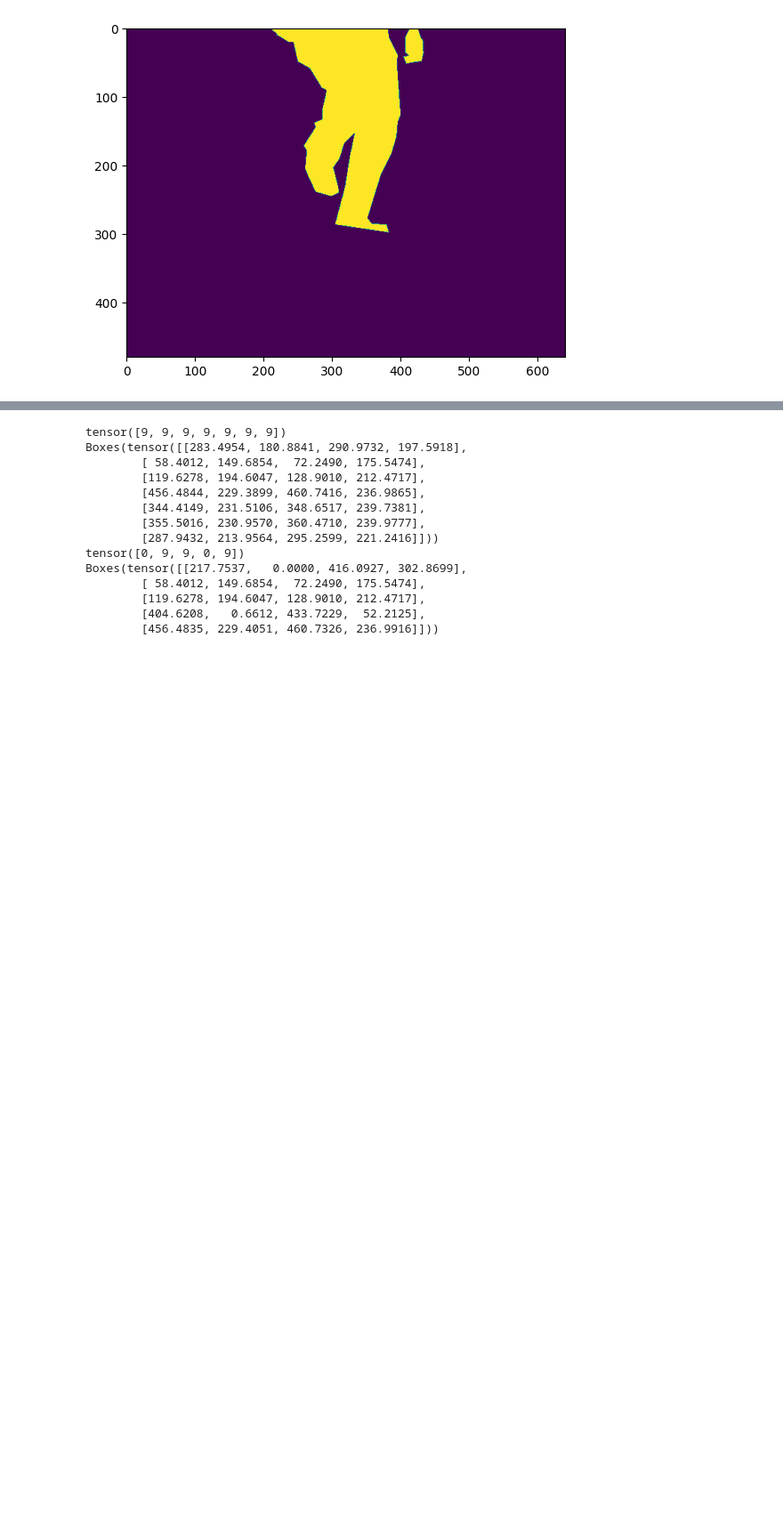
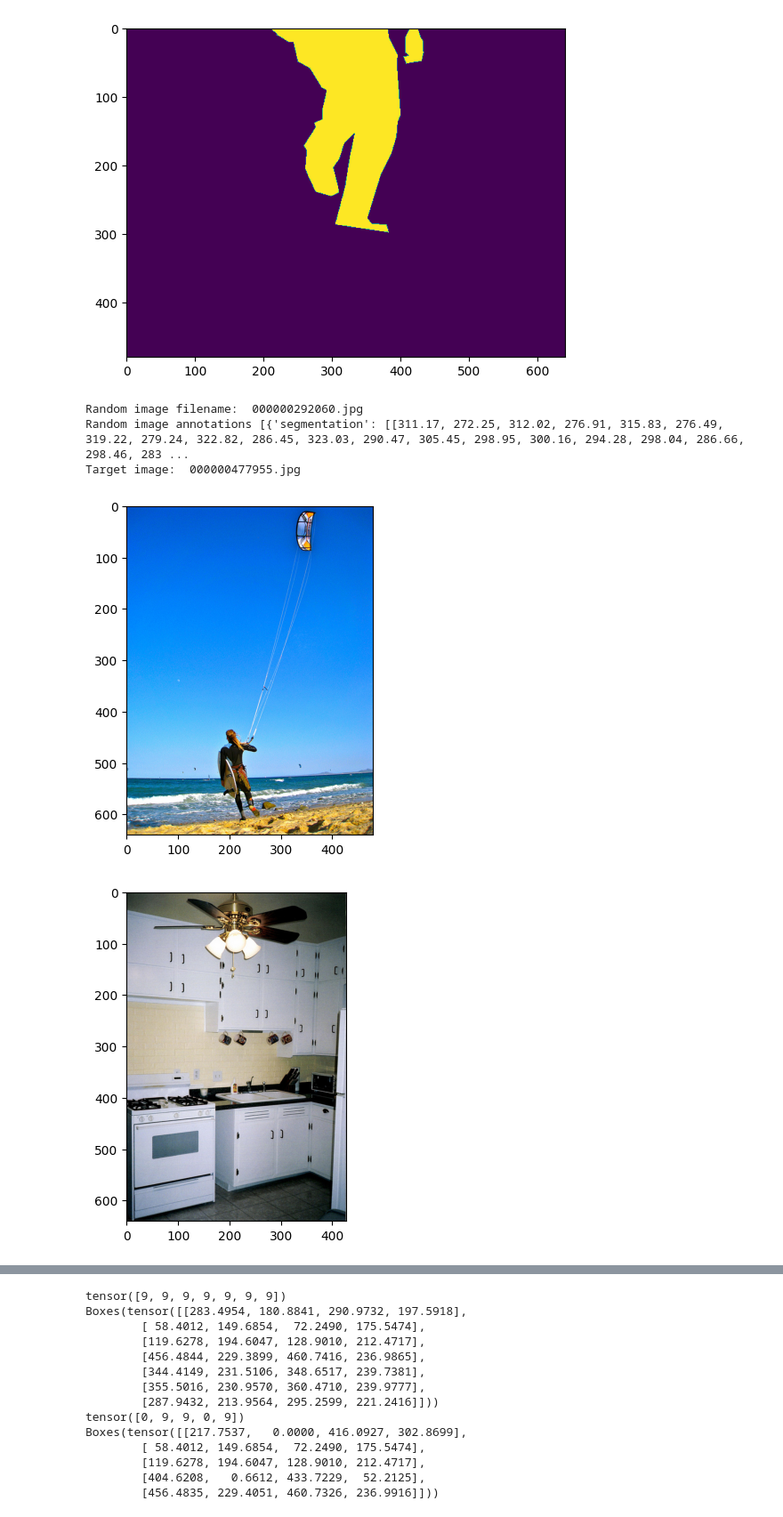
Before and after one commit to hichamelmuhandiz/MCV-M5-Team05, a Jupyter notebook: Week 3/task_b.ipynb, the cells around one changed output, grey strips where cells are left out. Shown at 89% size. Cells and saved outputs as stored; diff of their text form; code cells hidden in the pictures; blank space fills up the shorter version.

```diff
--- a/Week 3/task_b.ipynb
+++ b/Week 3/task_b.ipynb
@@ -82,3 +82,49 @@ IMG 1 info  480
 [figure]
 [figure]
 [figure]
+# %%
+def load_random_image(annotations, database_path):
+
+    random_img_filename = random.choice(os.listdir(database_path)) #change dir and pick random image
+    random_img = cv2.imread(database_path+random_img_filename)  #read image
+    random_img_id = int(random_img_filename.split('.')[0])  #get id
+
+    random_annotation_ids = annotations.getAnnIds(imgIds=random_img_id)   #get annotations (list of all gt detections in image)
+    random_annotation_id = random_annotation_ids[random.randint(0, len(random_annotation_ids)-1)]   #pick 1
+    random_annotation_img  = annotations.loadAnns(random_annotation_id)
+    random_mask= annotations.annToMask(random_annotation_img[0])
+
+    print("Random image filename: ",random_img_filename)
+    print("Random image annotations" ,random_annotation_img)
+    return random_img, random_mask
+
+def load_image_and_annotations(img_filename, database_path):
+    img = cv2.imread(database_path+img_filename)
+    img_id = int(img1_filename.split('.')[0])
+    info = coco_annotation.loadImgs([img_id])
+    return img, info
+# %%
+#load main image
+img1_filename = random.choice(os.listdir(database_path)) #pick randomly or select a filename
+img1, info_img1 = load_image_and_annotations(img1_filename, database_path)
+img1_h, img1_w, img1_chann = img1.shape
+
+#load random image
+img2, random_mask_img2 = load_random_image(coco_annotation, database_path)
+
+plt.figure()
+plt.imshow(img1[:,:,::-1])
+plt.figure()
+plt.imshow(img2[:,:,::-1])
+plt.figure()
+plt.imshow(random_mask_img2)
+
+print("Target image: ",img1_filename)
+
+im = img1.copy()
+# %% [output]
+Random image filename:  000000292060.jpg
+Random image annotations [{'segmentation': [[311.17, 272.25, 312.02, 276.91, 315.83, 276.49, 319.22, 279.24, 322.82, 286.45, 323.03, 290.47, 305.45, 298.95, 300.16, 294.28, 298.04, 286.66, 298.46, 283 ...
+Target image:  000000477955.jpg
+[figure, added]
+[figure, added]
```
Also changed, not shown: parts of 8 cells of this notebook.
